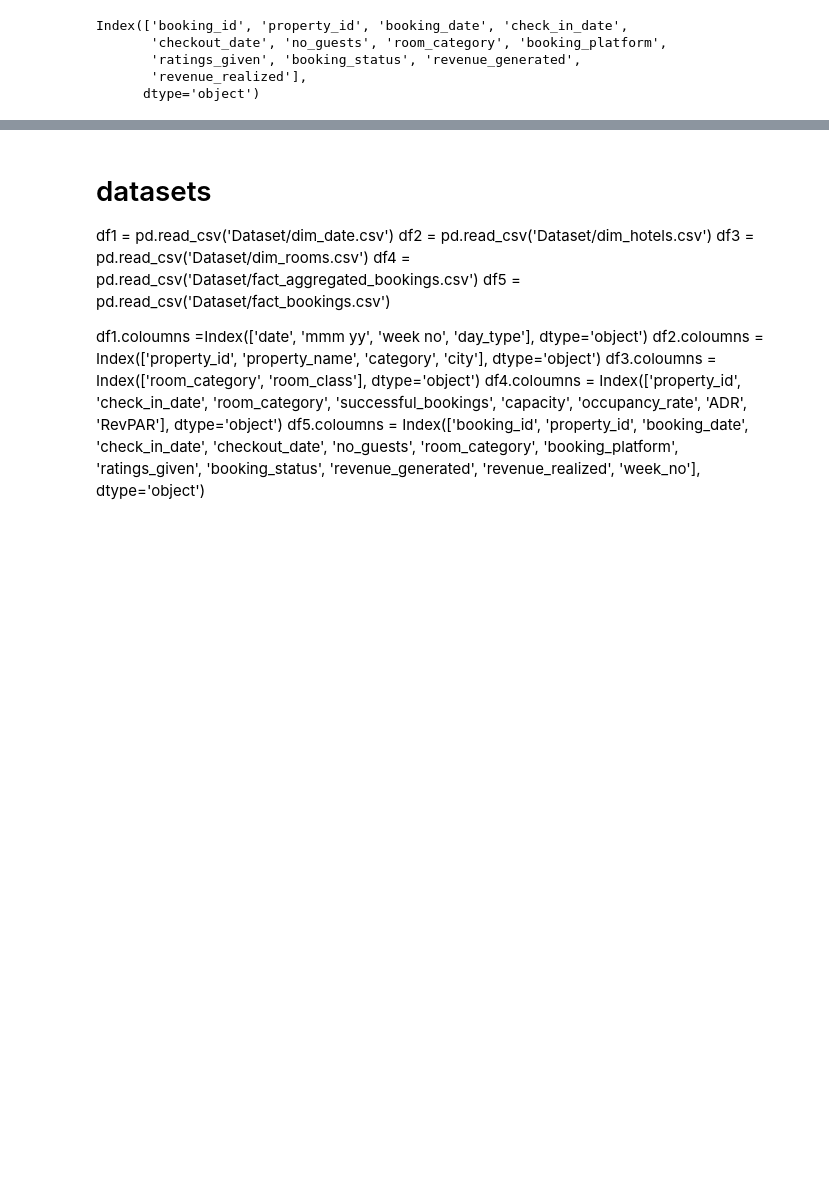
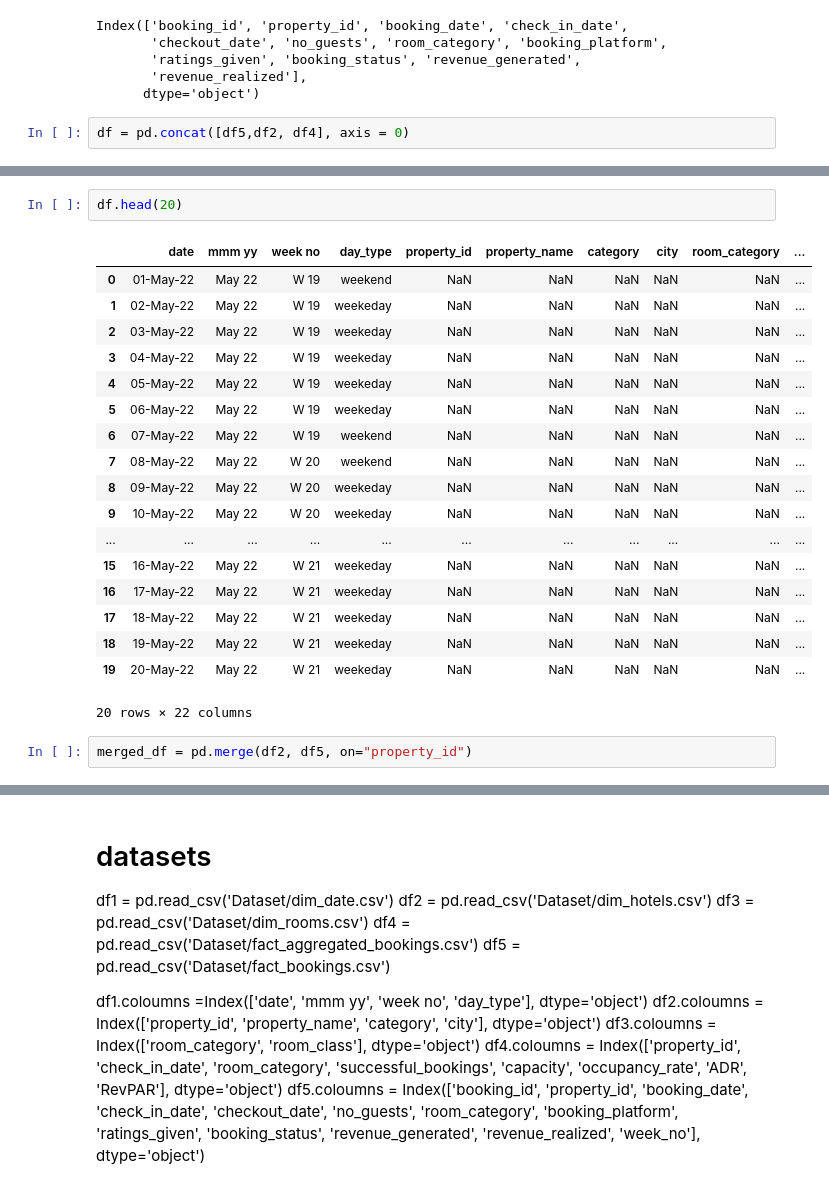
Before and after one commit to Shrihith-a/Hospitality_Dashboard, a Jupyter notebook: Notebook/Metrics_Measures.ipynb, the cells around one changed output, grey strips where cells are left out. Saved outputs shown, nothing was run; the diff lists cells and outputs as text; blank space fills up the shorter version.

```diff
--- a/Notebook/Metrics_Measures.ipynb
+++ b/Notebook/Metrics_Measures.ipynb
@@ -34,3 +34,5 @@ Index(['booking_id', 'property_id', 'booking_date', 'check_in_date',
        'ratings_given', 'booking_status', 'revenue_generated',
        'revenue_realized'],
       dtype='object')
+# %%
+df = pd.concat([df5,df2, df4], axis = 0)
@@ -36,0 +48,23 @@ Index(['booking_id', 'property_id', 'booking_date', 'check_in_date',
+# %%
+df.head(20)
+# %% [output]
+|  | date | mmm yy | week no | day_type | property_id | property_name | category | city | room_category | ... |
+| 0 | 01-May-22 | May 22 | W 19 | weekend | NaN | NaN | NaN | NaN | NaN | ... |
+| 1 | 02-May-22 | May 22 | W 19 | weekeday | NaN | NaN | NaN | NaN | NaN | ... |
+| 2 | 03-May-22 | May 22 | W 19 | weekeday | NaN | NaN | NaN | NaN | NaN | ... |
+| 3 | 04-May-22 | May 22 | W 19 | weekeday | NaN | NaN | NaN | NaN | NaN | ... |
+| 4 | 05-May-22 | May 22 | W 19 | weekeday | NaN | NaN | NaN | NaN | NaN | ... |
+| 5 | 06-May-22 | May 22 | W 19 | weekeday | NaN | NaN | NaN | NaN | NaN | ... |
+| 6 | 07-May-22 | May 22 | W 19 | weekend | NaN | NaN | NaN | NaN | NaN | ... |
+| 7 | 08-May-22 | May 22 | W 20 | weekend | NaN | NaN | NaN | NaN | NaN | ... |
+| 8 | 09-May-22 | May 22 | W 20 | weekeday | NaN | NaN | NaN | NaN | NaN | ... |
+| 9 | 10-May-22 | May 22 | W 20 | weekeday | NaN | NaN | NaN | NaN | NaN | ... |
+| ... | ... | ... | ... | ... | ... | ... | ... | ... | ... | ... |
+| 15 | 16-May-22 | May 22 | W 21 | weekeday | NaN | NaN | NaN | NaN | NaN | ... |
+| 16 | 17-May-22 | May 22 | W 21 | weekeday | NaN | NaN | NaN | NaN | NaN | ... |
+| 17 | 18-May-22 | May 22 | W 21 | weekeday | NaN | NaN | NaN | NaN | NaN | ... |
+| 18 | 19-May-22 | May 22 | W 21 | weekeday | NaN | NaN | NaN | NaN | NaN | ... |
+| 19 | 20-May-22 | May 22 | W 21 | weekeday | NaN | NaN | NaN | NaN | NaN | ... |
+20 rows × 22 columns
+# %%
+merged_df = pd.merge(df2, df5, on="property_id")
```
Also changed, not shown: parts of 16 cells of this notebook, 19 other files.
